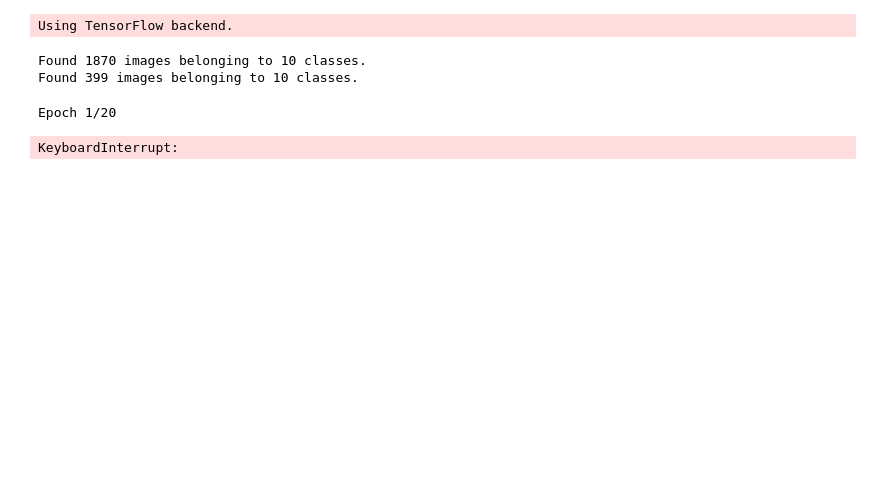
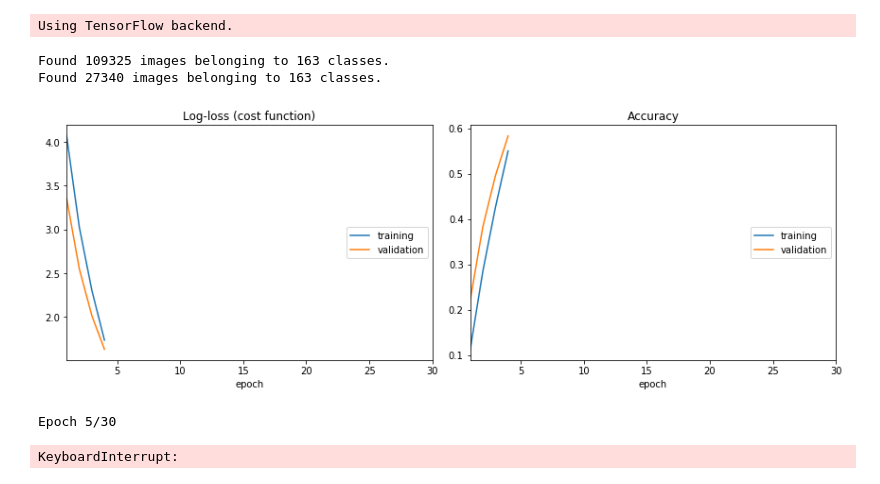
Before and after one commit to f-maldo/title-project, a Jupyter notebook: Training CompCars.ipynb, the cells around one changed output. Drawn from its saved outputs; the diff is of its cells as text; code cells hidden in the pictures; blank space fills up the shorter version.

Commit message:
Testing training and plugins

```diff
--- a/Training CompCars.ipynb
+++ b/Training CompCars.ipynb
@@ -10,9 +10,9 @@ Using TensorFlow backend.
 # %%
 height = 256
 width = 256
-batch_size = 16
-train_dir = 'TestingTraining/train/'
-test_dir = 'TestingTraining/test/'
+batch_size = 60
+train_dir = 'ImagesForFlow/train/'
+test_dir = 'ImagesForFlow/test/'
 # %%
 vgg_conv = VGG16(weights='imagenet', include_top=False, input_shape=(height, width, 3))
 vgg_conv.trainable = True
@@ -38,14 +38,14 @@ model.add(vgg_conv)
 model.add(layers.Flatten())
 model.add(layers.Dense(1024, activation='relu'))
 model.add(layers.Dropout(0.5))
-model.add(layers.Dense(10, activation='softmax'))
+model.add(layers.Dense(163, activation='softmax'))
 
 #model.summary()
 # %%
 train_datagen = ImageDataGenerator(rescale=1./255)
 validation_datagen = ImageDataGenerator(rescale=1./255)
 
-#val_batchsize = batch_size
+val_batchsize = int(batch_size / 10)
 
 train_generator = train_datagen.flow_from_directory(
     train_dir,
@@ -56,25 +56,26 @@ train_generator = train_datagen.flow_from_directory(
 validation_generator = validation_datagen.flow_from_directory(
     test_dir,
     target_size=(height, width),
-    batch_size=batch_size,
+    batch_size=val_batchsize,
     class_mode='categorical')
 
 model.compile(loss='categorical_crossentropy',
               optimizer=optimizers.SGD(lr=0.01),
               metrics=['acc'])
 # %% [output]
-Found 1870 images belonging to 10 classes.
-Found 399 images belonging to 10 classes.
+Found 109325 images belonging to 163 classes.
+Found 27340 images belonging to 163 classes.
 # %%
 model.fit_generator(
     train_generator,
-    steps_per_epoch=50,
-    epochs=20,
+    steps_per_epoch=train_generator.samples/train_generator.batch_size,
+    epochs=30,
     validation_data=validation_generator,
-    validation_steps=50,
+    validation_steps=validation_generator.samples/validation_generator.batch_size,
     callbacks=[PlotLossesKeras()],
     verbose=1)
 # %% [output]
+[figure, added]
-Epoch 1/20
+Epoch 5/30
 KeyboardInterrupt:
 # %%
```
Also changed, not shown: parts of 1 cell of this notebook, 2 other files.
